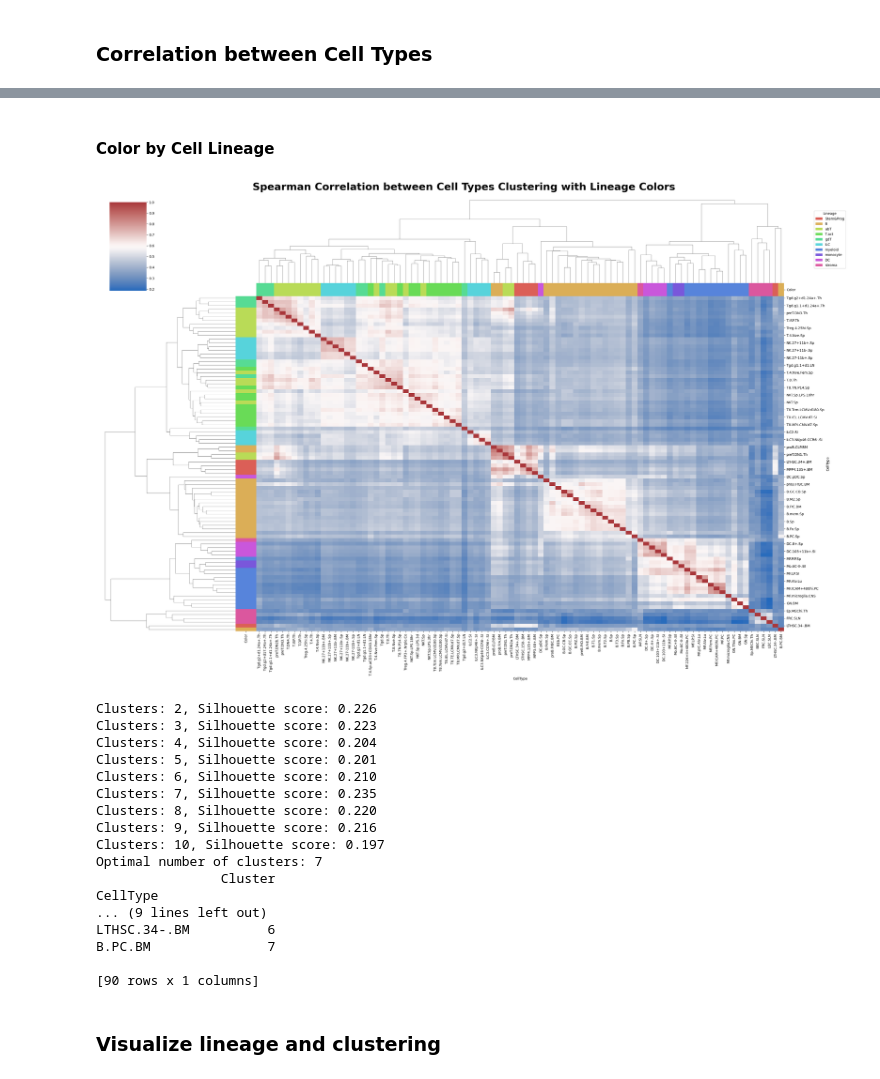
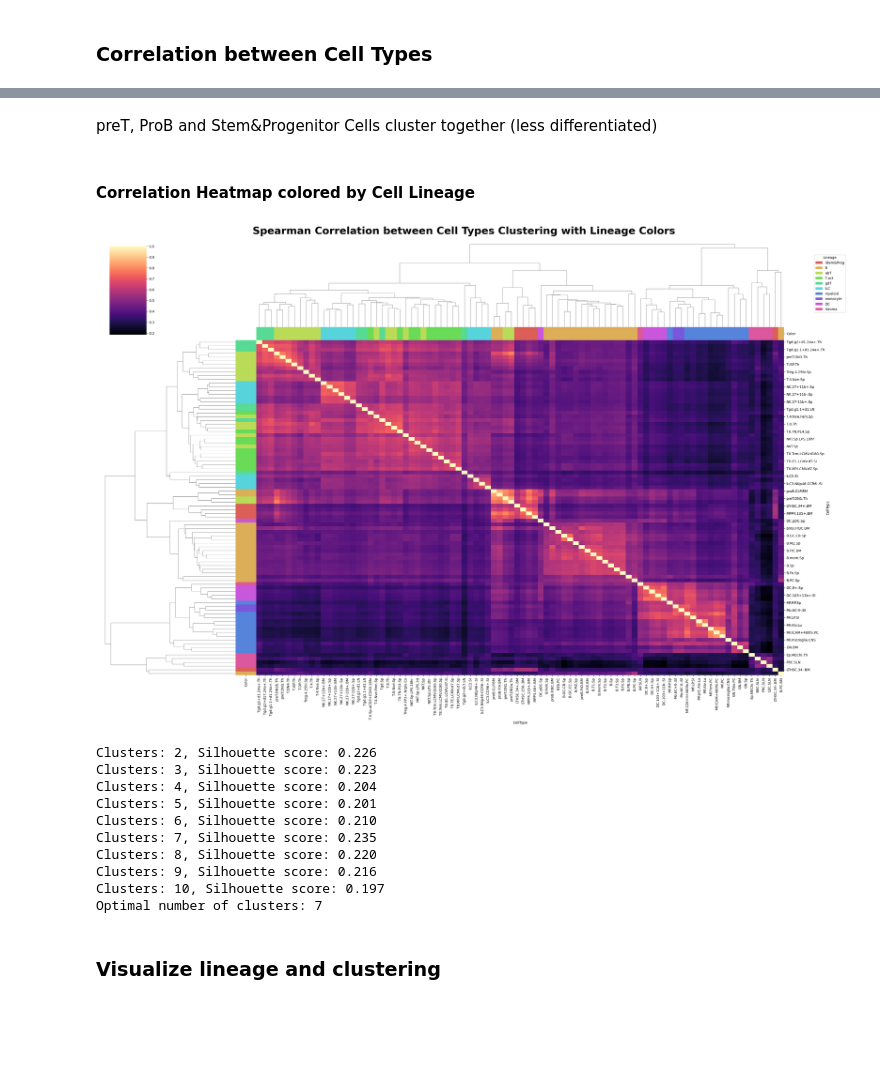
Before and after one commit to Topic2-Gene-Regulation-Immune-Cells/abT-gdT-cells-Team3, a Jupyter notebook: UMAP_ATAC_2.ipynb, the cells around one changed output, grey strips where cells are left out. Drawn from its saved outputs; the diff is of its cells as text; code cells hidden in the pictures; blank space fills up the shorter version.

Commit message:
clustermap ATAC celltypes

```diff
--- a/UMAP_ATAC_2.ipynb
+++ b/UMAP_ATAC_2.ipynb
@@ -436,16 +454,31 @@ Information of Clusterings (for higher k) comparable to lineage-based grouping.
 # %%
 cor_matrix_sp = scores_t.T.corr(method='spearman')
 
-# Dendrogramm der Zelltypen
+# Map colors to cell types
+lineage_df = umap_df[['CellType', 'Lineage']].drop_duplicates().set_index('CellType')
+lineage_df['Color'] = lineage_df['Lineage'].map(lin_color_dict)
+
+# Dendrogramm of CellTypes
 plt.figure(figsize=(12, 8))
-linkage_matrix = linkage(1 - cor_matrix_sp, method='average')
-dendrogram(linkage_matrix, labels=cor_matrix_sp.index, leaf_rotation=90)
-plt.title("Dendrogramm der Zelltypen basierend auf Spearman-Korrelation")
+
+dendro = dendrogram(
+    linkage_matrix,
+    labels=cor_matrix_sp.index,
+    leaf_rotation=90
+)
+
+# Get the order of labels as they appear in the dendrogram leaves
+ordered_labels = dendro['ivl']
+
+# Color labels by lineage
+ax = plt.gca()
+for xtick, label in zip(ax.get_xticklabels(), ordered_labels):
+    lineage = lineage_df.loc[label, 'Lineage']  # get lineage of label
+    color = lin_color_dict.get(lineage, 'black')  # fallback to black if not found
+    xtick.set_color(color)
+    xtick.set_fontweight('bold')
+
+plt.title("Dendrogram with Lineage-colored Cell Types")
 plt.tight_layout()
 plt.show()
-
-# Heatmap der Korrelationsmatrix (sorted by Cluster)
-sns.clustermap(cor_matrix_sp, cmap="vlag", figsize=(14, 12))
-plt.suptitle("Spearman Correlation between Cell Types Clustering")
-plt.show()
 # %% [output]
@@ -454,27 +486,26 @@ plt.show()
+# %% [markdown]
+preT, ProB and Stem&Progenitor Cells cluster together (less differentiated)
 # %% [markdown]
-#### Color by Cell Lineage
+#### Correlation Heatmap colored by Cell Lineage
 # %%
-# Map colors to cell types
-lineage_df['Color'] = lineage_df['Lineage'].map(lin_color_dict)
-
 # Reorder to match the order in the correlation matrix
 row_colors = lineage_df.loc[cor_matrix_sp.index, 'Color']
 
-g = sns.clustermap(cor_matrix_sp, cmap="vlag", figsize=(30, 20),
+g = sns.clustermap(cor_matrix_sp, cmap="magma", figsize=(30, 20),
                row_colors=row_colors, col_colors=row_colors)
 plt.suptitle("Spearman Correlation between Cell Types Clustering with Lineage Colors", fontsize=30, fontweight='bold', y=1.02)
 
 for label in lin_color_dict:
     g.ax_col_dendrogram.bar(0, 0, color=lin_color_dict[label],
                             label=label, linewidth=0)
 
 g.ax_col_dendrogram.legend(title='Lineage', loc="center right", bbox_to_anchor=(1.12, 0.5), ncol=1)
 
 
 # Save plot as png
 g.savefig("celltype_clustermap.png", dpi=300)
 # %% [output]
-[figure, old version]
+[figure, new version]
 # %%
 # linkage matrix (if not done)
 dist_matrix = 1 - cor_matrix_sp  # distance = 1 - spearman correlation
@@ -507,8 +538,6 @@ cluster_df = pd.DataFrame({
     'CellType': cor_matrix_sp.index,
     'Cluster': cluster_labels_opt
 }).set_index('CellType')
-
-print(cluster_df.sort_values('Cluster'))
 # %% [output]
 Clusters: 2, Silhouette score: 0.226
 Clusters: 3, Silhouette score: 0.223
@@ -520,13 +549,6 @@ Clusters: 8, Silhouette score: 0.220
 Clusters: 9, Silhouette score: 0.216
 Clusters: 10, Silhouette score: 0.197
 Optimal number of clusters: 7
-                Cluster
-CellType
-... (9 lines left out)
-LTHSC.34-.BM          6
-B.PC.BM               7
-
-[90 rows x 1 columns]
 # %% [markdown]
 ### Visualize lineage and clustering
 # %%
```
Also changed, not shown: parts of 16 cells of this notebook, 2 other files.
